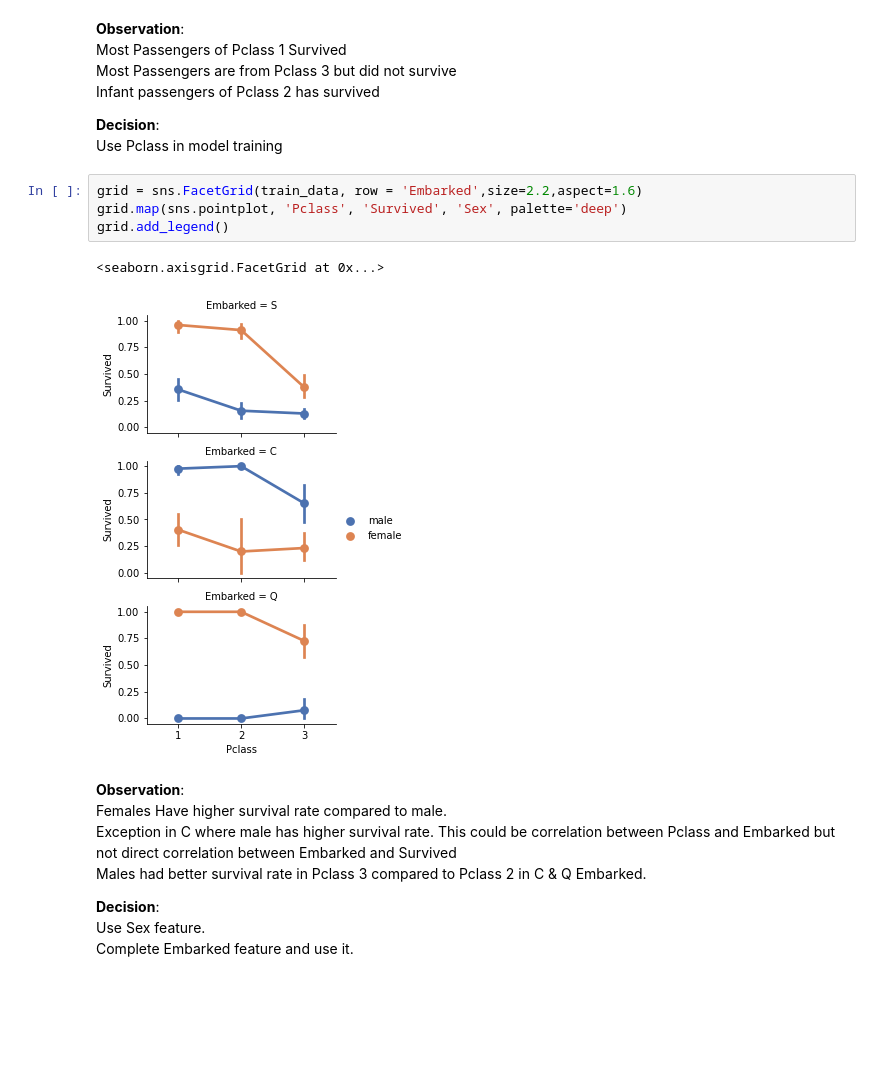
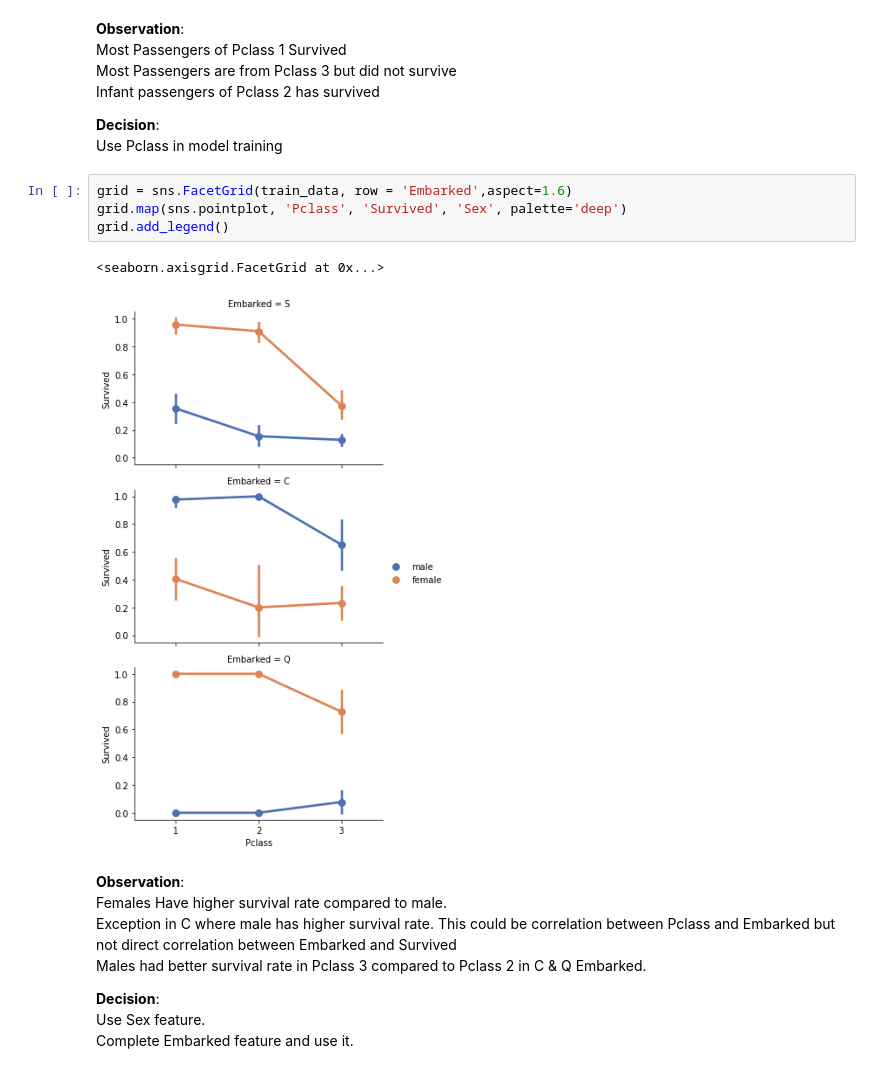
Before and after one commit to vidhanjain03/Titanic-Prediction, a Jupyter notebook: Titanic_prediction1.ipynb, the cells around one changed output. Cells and saved outputs as stored; diff of their text form; blank space fills up the shorter version.

```diff
--- a/Titanic_prediction1.ipynb
+++ b/Titanic_prediction1.ipynb
@@ -192,12 +193,12 @@ Infant passengers of Pclass 2 has survived
 **Decision**:<br>
 Use Pclass in model training
 # %%
-grid = sns.FacetGrid(train_data, row = 'Embarked',size=2.2,aspect=1.6)
+grid = sns.FacetGrid(train_data, row = 'Embarked',aspect=1.6)
 grid.map(sns.pointplot, 'Pclass', 'Survived', 'Sex', palette='deep')
 grid.add_legend()
 # %% [output]
 <seaborn.axisgrid.FacetGrid at 0x...>
-[figure, old version]
+[figure, new version]
 # %% [markdown]
 **Observation**: <br>
 Females Have higher survival rate compared to male. <br>
```
Also changed, not shown: parts of 21 cells of this notebook.
